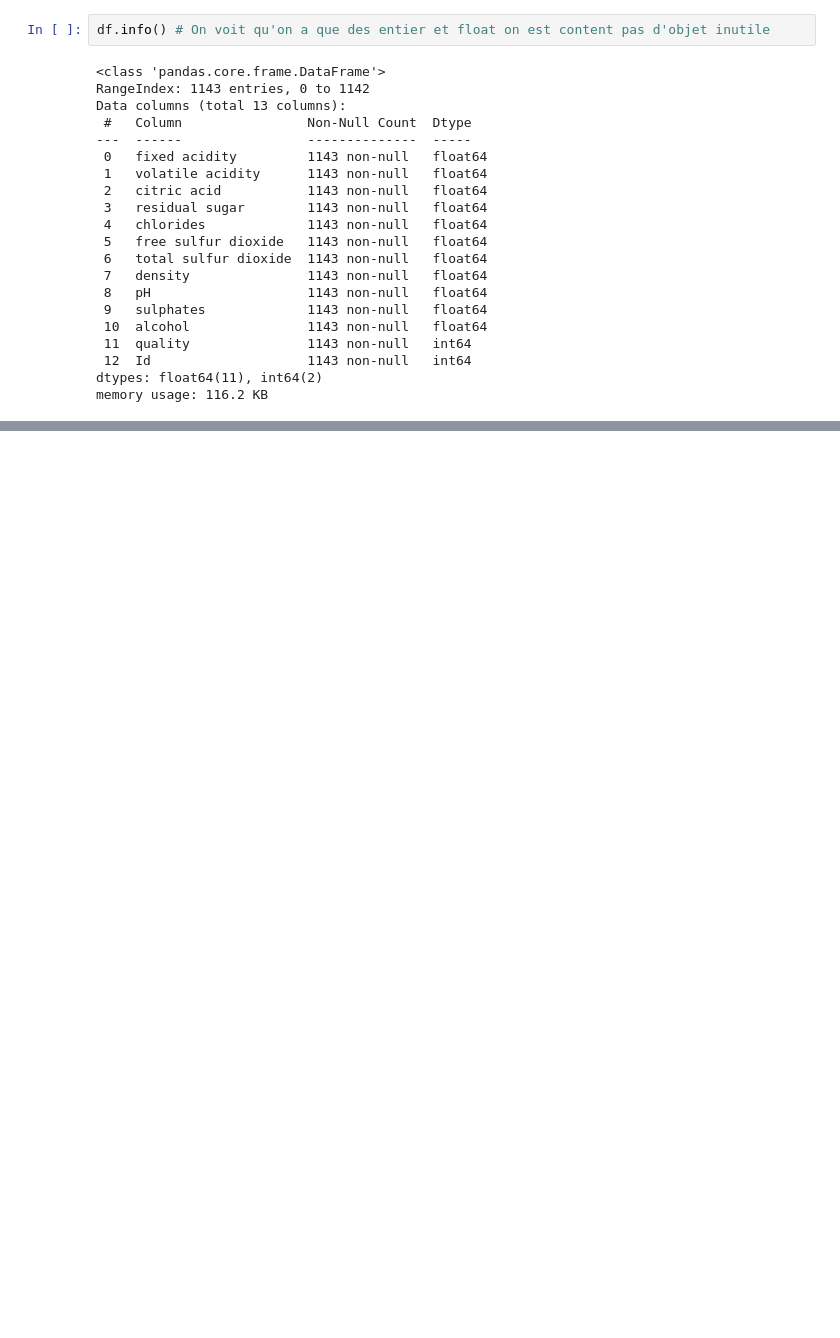
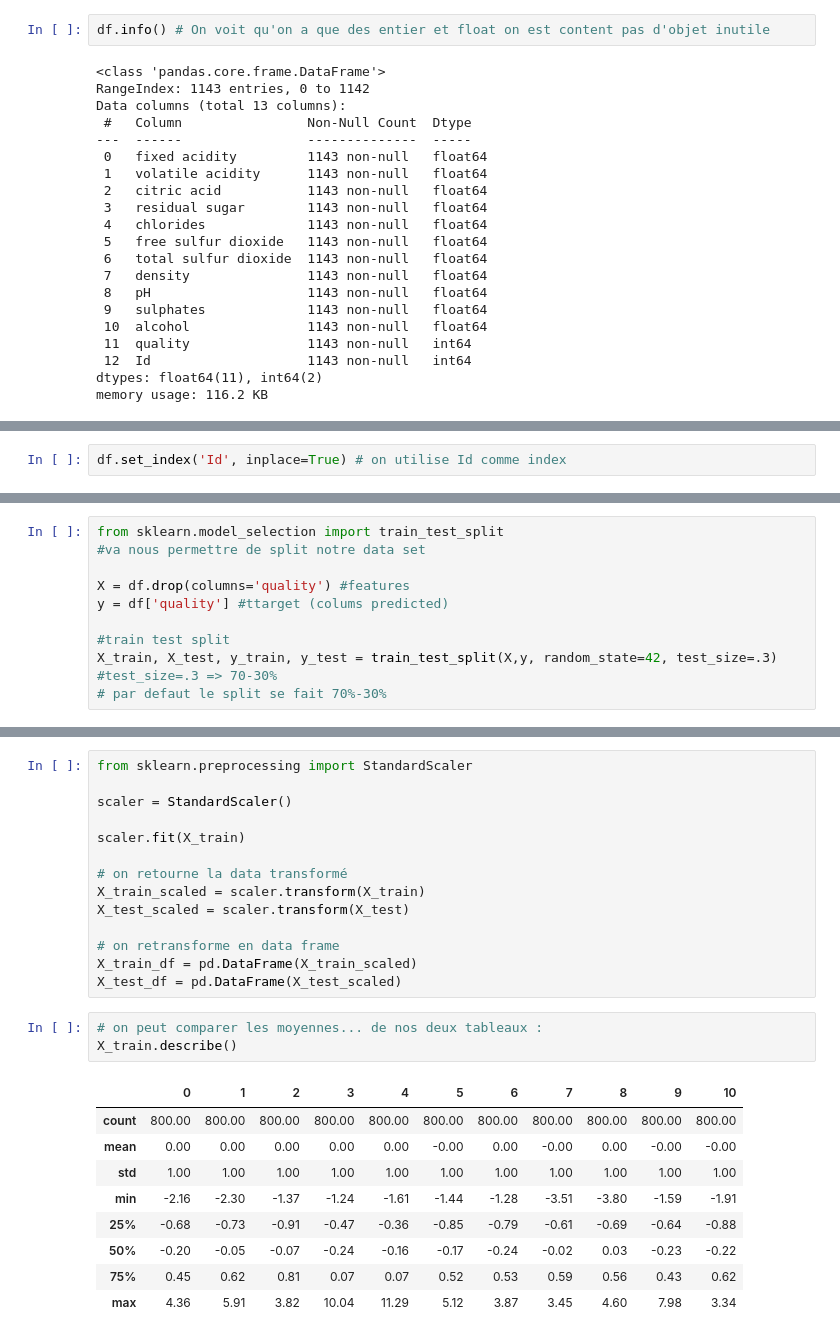
Before and after one commit to TheoHUETQC/machine-learning, a Jupyter notebook: td2/td2.ipynb, the cells around one changed output, grey strips where cells are left out. Drawn from its saved outputs; the diff is of its cells as text; blank space fills up the shorter version.

```diff
--- a/td2/td2.ipynb
+++ b/td2/td2.ipynb
@@ -157 +250,3 @@ dtype: int64
+# %%
+df.set_index('Id', inplace=True) # on utilise Id comme index
 # %% [markdown]
@@ -178,0 +285,10 @@ NotFittedError: This StandardScaler instance is not fitted yet. Call 'fit' with
+# %%
+from sklearn.model_selection import train_test_split
+#va nous permettre de split notre data set
+
+X = df.drop(columns='quality') #features
+y = df['quality'] #ttarget (colums predicted)
+
+#train test split
+X_train, X_test, y_train, y_test = train_test_split(X,y, random_state=42, test_size=.3) #test_size=.3 => 70-30%
+# par defaut le split se fait 70%-30%
@@ -178,0 +337,27 @@ NotFittedError: This StandardScaler instance is not fitted yet. Call 'fit' with
+# %%
+from sklearn.preprocessing import StandardScaler
+
+scaler = StandardScaler()
+
+scaler.fit(X_train)
+
+# on retourne la data transformé
+X_train_scaled = scaler.transform(X_train)
+X_test_scaled = scaler.transform(X_test)
+
+# on retransforme en data frame
+X_train_df = pd.DataFrame(X_train_scaled)
+X_test_df = pd.DataFrame(X_test_scaled)
+# %%
+# on peut comparer les moyennes... de nos deux tableaux :
+X_train.describe()
+# %% [output]
+|  | 0 | 1 | 2 | 3 | 4 | 5 | 6 | 7 | 8 | 9 | 10 |
+| count | 800.00 | 800.00 | 800.00 | 800.00 | 800.00 | 800.00 | 800.00 | 800.00 | 800.00 | 800.00 | 800.00 |
+| mean | 0.00 | 0.00 | 0.00 | 0.00 | 0.00 | -0.00 | 0.00 | -0.00 | 0.00 | -0.00 | -0.00 |
+| std | 1.00 | 1.00 | 1.00 | 1.00 | 1.00 | 1.00 | 1.00 | 1.00 | 1.00 | 1.00 | 1.00 |
+| min | -2.16 | -2.30 | -1.37 | -1.24 | -1.61 | -1.44 | -1.28 | -3.51 | -3.80 | -1.59 | -1.91 |
+| 25% | -0.68 | -0.73 | -0.91 | -0.47 | -0.36 | -0.85 | -0.79 | -0.61 | -0.69 | -0.64 | -0.88 |
+| 50% | -0.20 | -0.05 | -0.07 | -0.24 | -0.16 | -0.17 | -0.24 | -0.02 | 0.03 | -0.23 | -0.22 |
+| 75% | 0.45 | 0.62 | 0.81 | 0.07 | 0.07 | 0.52 | 0.53 | 0.59 | 0.56 | 0.43 | 0.62 |
+| max | 4.36 | 5.91 | 3.82 | 10.04 | 11.29 | 5.12 | 3.87 | 3.45 | 4.60 | 7.98 | 3.34 |
```
Also changed, not shown: parts of 15 cells of this notebook, 2 other files.
